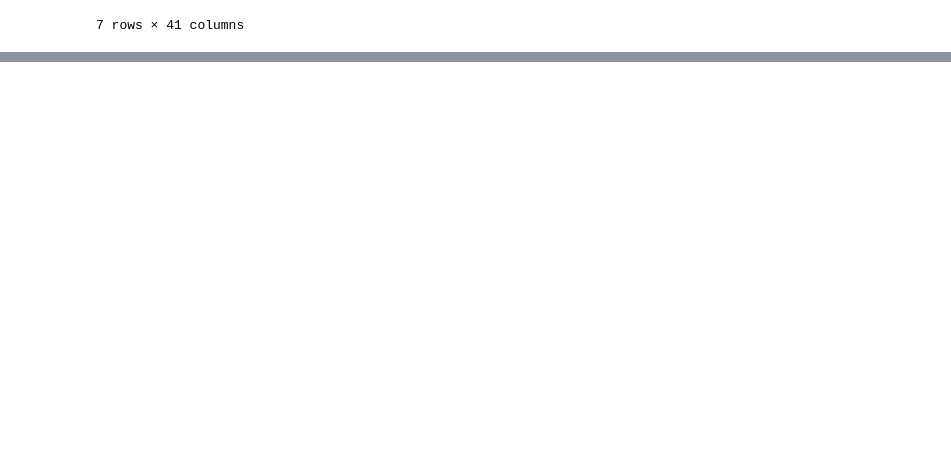
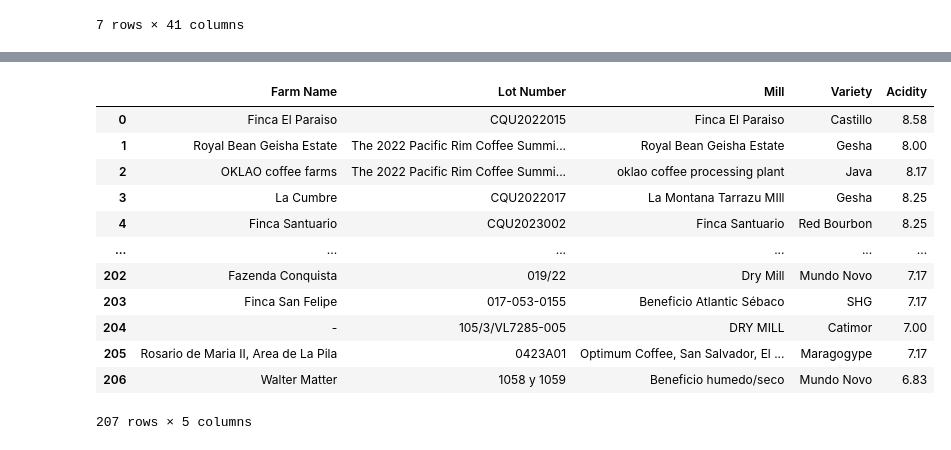
Before and after one commit to brunoopinheiro/Quick_Python_Cheat_Sheet, a Jupyter notebook: notebooks/pandas_dataframes/pandas_snippets.ipynb, the cells around one changed output, grey strips where cells are left out. Saved outputs shown, nothing was run; the diff lists cells and outputs as text; code cells hidden in the pictures; blank space fills up the shorter version.

```diff
--- a/notebooks/pandas_dataframes/pandas_snippets.ipynb
+++ b/notebooks/pandas_dataframes/pandas_snippets.ipynb
@@ -62,0 +99,20 @@ To get the first rows from the DataFrame:
+# %%
+# Or get multiple columns
+
+sub_df = df[['Farm Name', 'Lot Number', 'Mill', 'Variety', 'Acidity']]
+
+(sub_df)
+# %% [output]
+|  | Farm Name | Lot Number | Mill | Variety | Acidity |
+| 0 | Finca El Paraiso | CQU2022015 | Finca El Paraiso | Castillo | 8.58 |
+| 1 | Royal Bean Geisha Estate | The 2022 Pacific Rim Coffee Summi... | Royal Bean Geisha Estate | Gesha | 8.00 |
+| 2 | OKLAO coffee farms | The 2022 Pacific Rim Coffee Summi... | oklao coffee processing plant | Java | 8.17 |
+| 3 | La Cumbre | CQU2022017 | La Montana Tarrazu MIll | Gesha | 8.25 |
+| 4 | Finca Santuario | CQU2023002 | Finca Santuario | Red Bourbon | 8.25 |
+| ... | ... | ... | ... | ... | ... |
+| 202 | Fazenda Conquista | 019/22 | Dry Mill | Mundo Novo | 7.17 |
+| 203 | Finca San Felipe | 017-053-0155 | Beneficio Atlantic Sébaco | SHG | 7.17 |
+| 204 | - | 105/3/VL7285-005 | DRY MILL | Catimor | 7.00 |
+| 205 | Rosario de Maria II, Area de La Pila | 0423A01 | Optimum Coffee, San Salvador, El ... | Maragogype | 7.17 |
+| 206 | Walter Matter | 1058 y 1059 | Beneficio humedo/seco | Mundo Novo | 6.83 |
+207 rows × 5 columns
```
Also changed, not shown: parts of 17 cells of this notebook, 1 other file.
